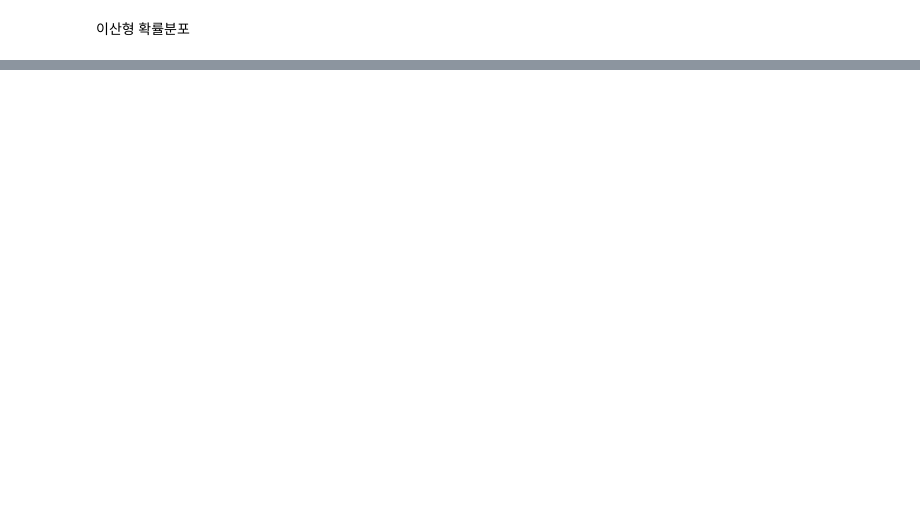
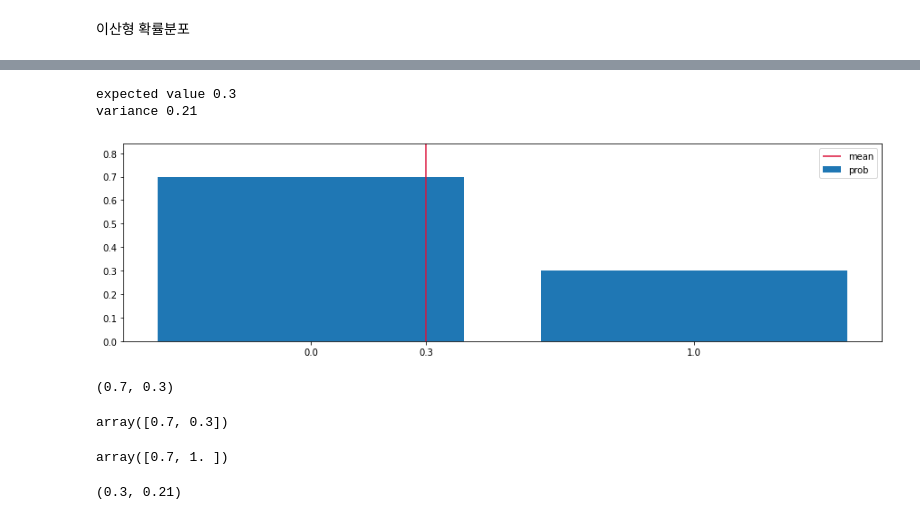
Before and after one commit to leedaedoo2/-cakd5, a Jupyter notebook: m3_통계/stat_3.ipynb, the cells around one changed output, grey strips where cells are left out. Saved outputs shown, nothing was run; the diff lists cells and outputs as text; code cells hidden in the pictures; blank space fills up the shorter version.

```diff
--- a/m3_통계/stat_3.ipynb
+++ b/m3_통계/stat_3.ipynb
@@ -143,0 +145,10 @@ fig.colorbar(c,ax=ax)
+# %%
+li =[]
+for y in y_set:
+    for x in x_set:
+        li.append(x*f_XY(x,y))
+np.sum(li)
+# %%
+def E(XY,g):
+    x_set,y_set, f_XY = XY
+    return np.sum([g(x_i,y_j) * f_XY(x_i,y_j) for x_i in x_set for y_j in y_set])
@@ -143,0 +245,21 @@ fig.colorbar(c,ax=ax)
+# %%
+def Bern(p):
+    x_set = np.array([0,1])
+    def f(x):
+        if x in x_set:
+            return p ** x * (1-p)**(1-x)
+        else:
+            return 0
+    return x_set, f
+# %%
+p = 0.3
+X = Bern(p)
+# %%
+check_prob(X)
+# %% [output]
+expected value 0.3
+variance 0.21
+# %%
+plot_prob(X)
+# %% [output]
+[figure, added]
@@ -143,0 +268,16 @@ fig.colorbar(c,ax=ax)
+# %%
+rv.pmf(0),rv.pmf(1)
+# %% [output]
+(0.7, 0.3)
+# %%
+rv.pmf([0,1])
+# %% [output]
+array([0.7, 0.3])
+# %%
+rv.cdf([0,1])
+# %% [output]
+array([0.7, 1. ])
+# %%
+rv.mean(), rv.var()
+# %% [output]
+(0.3, 0.21)
```
Also changed, not shown: parts of 71 cells of this notebook.
